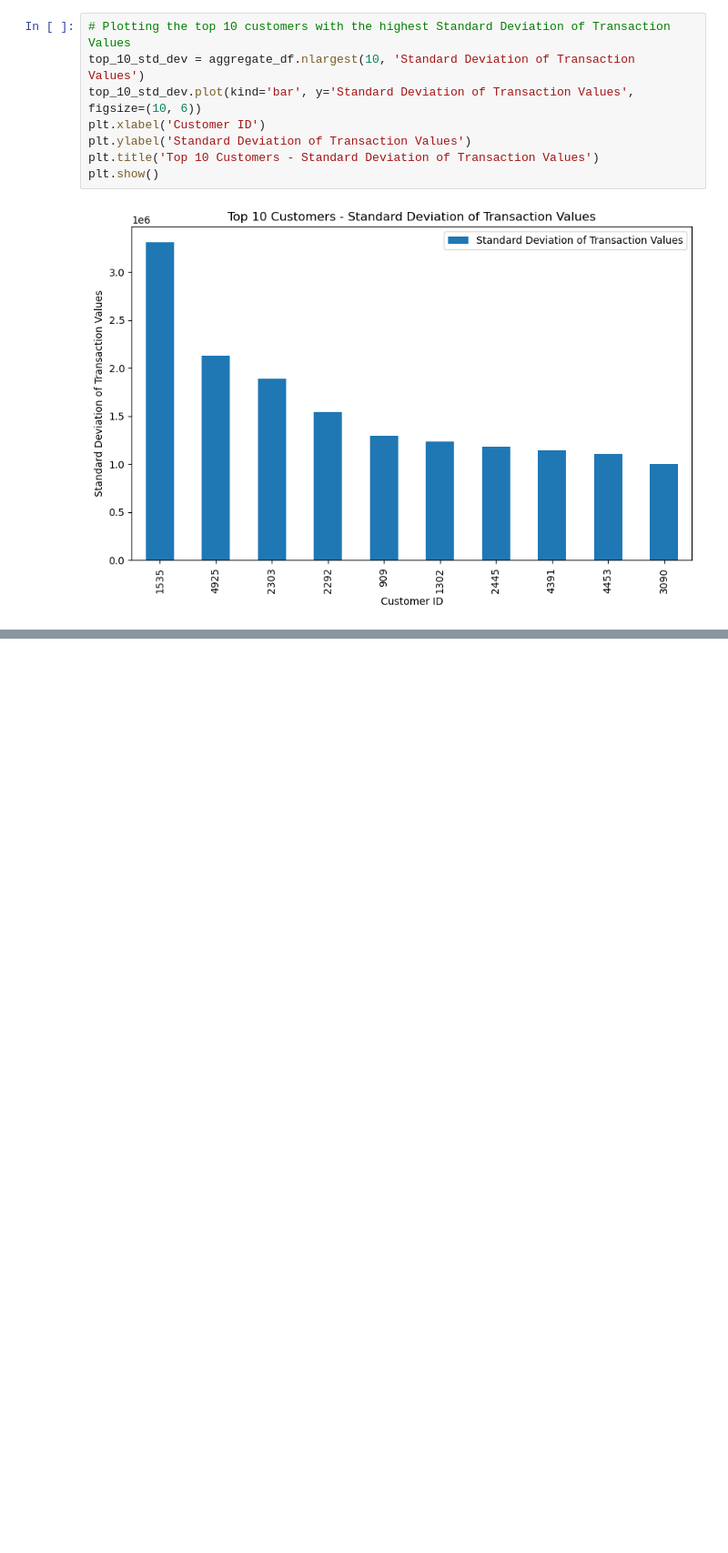
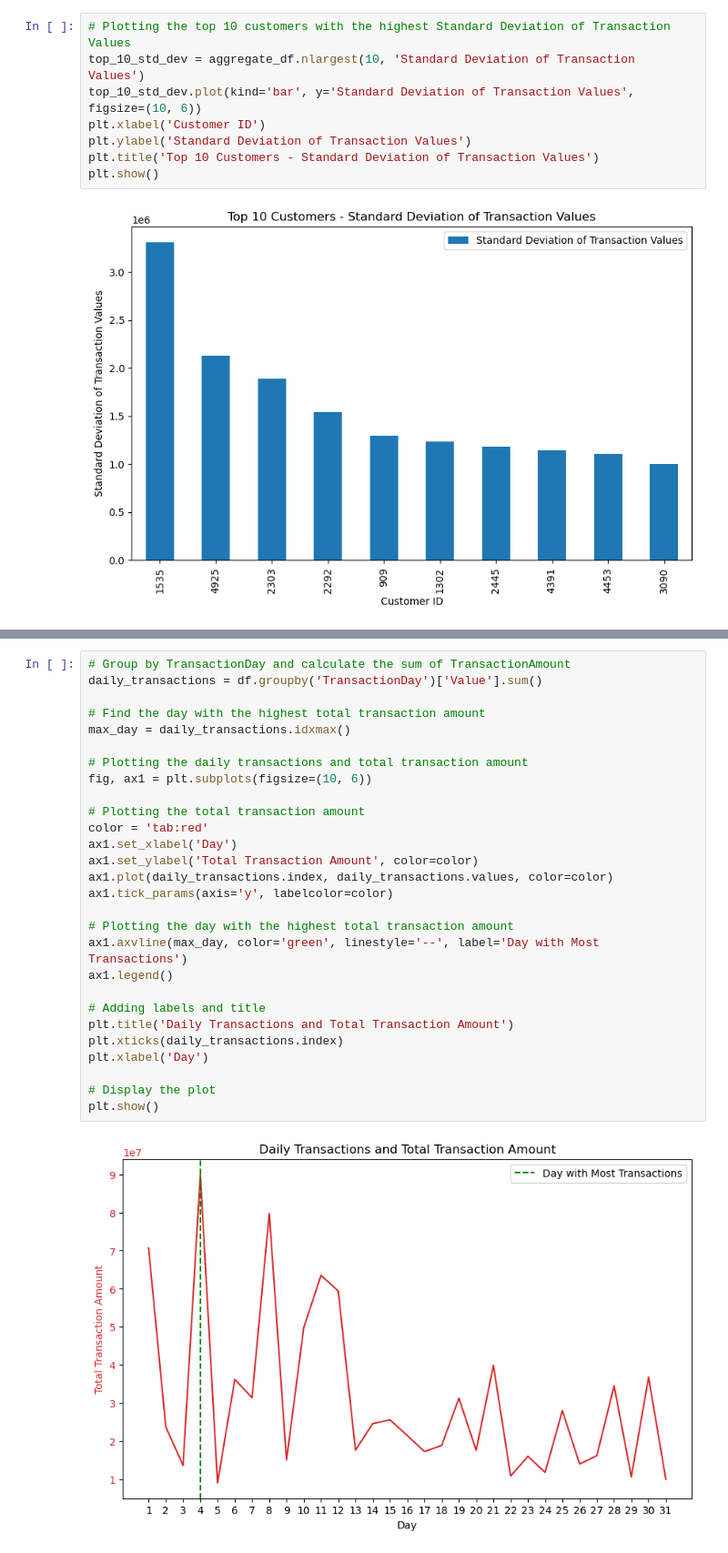
Before and after one commit to jodahe1/Bati-Bank, a Jupyter notebook: Feature Engineering/Feature Engineering.ipynb, the cells around one changed output, grey strips where cells are left out. Shown: that part at 91% size. Drawn from its saved outputs; the diff is of its cells as text; blank space fills up the shorter version.

```diff
--- a/Feature Engineering/Feature Engineering.ipynb
+++ b/Feature Engineering/Feature Engineering.ipynb
@@ -87,0 +145,30 @@ plt.show()
+# %%
+# Group by TransactionDay and calculate the sum of TransactionAmount
+daily_transactions = df.groupby('TransactionDay')['Value'].sum()
+
+# Find the day with the highest total transaction amount
+max_day = daily_transactions.idxmax()
+
+# Plotting the daily transactions and total transaction amount
+fig, ax1 = plt.subplots(figsize=(10, 6))
+
+# Plotting the total transaction amount
+color = 'tab:red'
+ax1.set_xlabel('Day')
+ax1.set_ylabel('Total Transaction Amount', color=color)
+ax1.plot(daily_transactions.index, daily_transactions.values, color=color)
+ax1.tick_params(axis='y', labelcolor=color)
+
+# Plotting the day with the highest total transaction amount
+ax1.axvline(max_day, color='green', linestyle='--', label='Day with Most Transactions')
+ax1.legend()
+
+# Adding labels and title
+plt.title('Daily Transactions and Total Transaction Amount')
+plt.xticks(daily_transactions.index)
+plt.xlabel('Day')
+
+# Display the plot
+plt.show()
+# %% [output]
+[figure, added]
```
Also changed, not shown: parts of 6 cells of this notebook.
